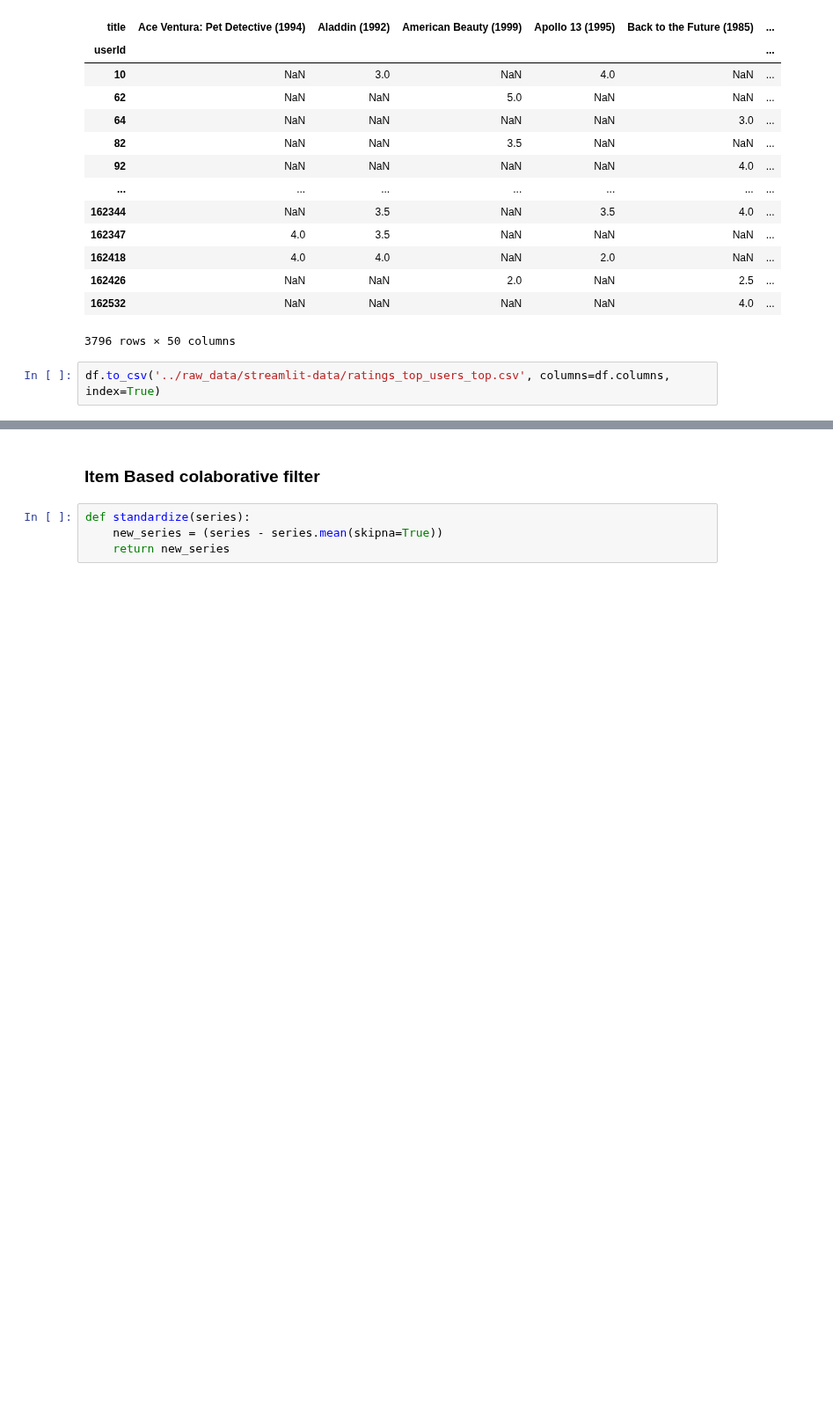
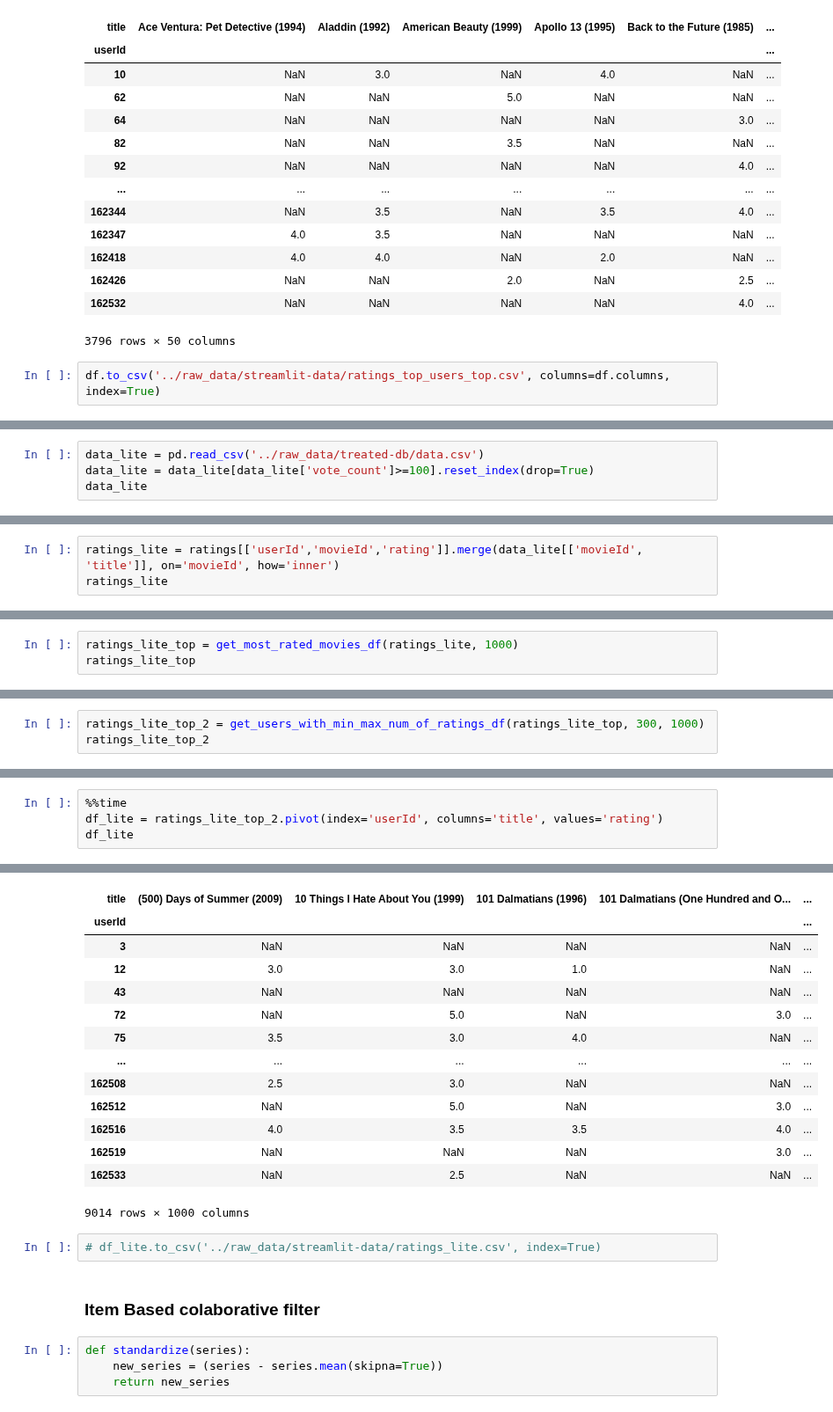
Before and after one commit to joaquim-oliveira-neto/rogue, a Jupyter notebook: notebooks/joaquim-model-test.ipynb, the cells around one changed output, grey strips where cells are left out. Shown at 88% size. Drawn from its saved outputs; the diff is of its cells as text; blank space fills up the shorter version.

```diff
--- a/notebooks/joaquim-model-test.ipynb
+++ b/notebooks/joaquim-model-test.ipynb
@@ -173,0 +185,4 @@ df.to_csv('../raw_data/streamlit-data/ratings_top_users_top.csv', columns=df.col
+# %%
+data_lite = pd.read_csv('../raw_data/treated-db/data.csv')
+data_lite = data_lite[data_lite['vote_count']>=100].reset_index(drop=True)
+data_lite
@@ -173,0 +203,3 @@ df.to_csv('../raw_data/streamlit-data/ratings_top_users_top.csv', columns=df.col
+# %%
+ratings_lite = ratings[['userId','movieId','rating']].merge(data_lite[['movieId', 'title']], on='movieId', how='inner')
+ratings_lite
@@ -173,0 +220,3 @@ df.to_csv('../raw_data/streamlit-data/ratings_top_users_top.csv', columns=df.col
+# %%
+ratings_lite_top = get_most_rated_movies_df(ratings_lite, 1000)
+ratings_lite_top
@@ -173,0 +237,3 @@ df.to_csv('../raw_data/streamlit-data/ratings_top_users_top.csv', columns=df.col
+# %%
+ratings_lite_top_2 = get_users_with_min_max_num_of_ratings_df(ratings_lite_top, 300, 1000)
+ratings_lite_top_2
@@ -173,0 +260,5 @@ df.to_csv('../raw_data/streamlit-data/ratings_top_users_top.csv', columns=df.col
+# %%
+%%time
+df_lite = ratings_lite_top_2.pivot(index='userId', columns='title', values='rating')
+df_lite
+# %% [output]
@@ -174,3 +267,19 @@ df.to_csv('../raw_data/streamlit-data/ratings_top_users_top.csv', columns=df.col
+| title | (500) Days of Summer (2009) | 10 Things I Hate About You (1999) | 101 Dalmatians (1996) | 101 Dalmatians (One Hundred and O... | ... |
+| userId |  |  |  |  | ... |
+| 3 | NaN | NaN | NaN | NaN | ... |
+| 12 | 3.0 | 3.0 | 1.0 | NaN | ... |
+| 43 | NaN | NaN | NaN | NaN | ... |
+| 72 | NaN | 5.0 | NaN | 3.0 | ... |
+| 75 | 3.5 | 3.0 | 4.0 | NaN | ... |
+| ... | ... | ... | ... | ... | ... |
+| 162508 | 2.5 | 3.0 | NaN | NaN | ... |
+| 162512 | NaN | 5.0 | NaN | 3.0 | ... |
+| 162516 | 4.0 | 3.5 | 3.5 | 4.0 | ... |
+| 162519 | NaN | NaN | NaN | 3.0 | ... |
+| 162533 | NaN | 2.5 | NaN | NaN | ... |
+9014 rows × 1000 columns
+# %%
+# df_lite.to_csv('../raw_data/streamlit-data/ratings_lite.csv', index=True)
 # %% [markdown]
 ### Item Based colaborative filter
 # %%
```
Also changed, not shown: parts of 33 cells of this notebook, 3 other files.
